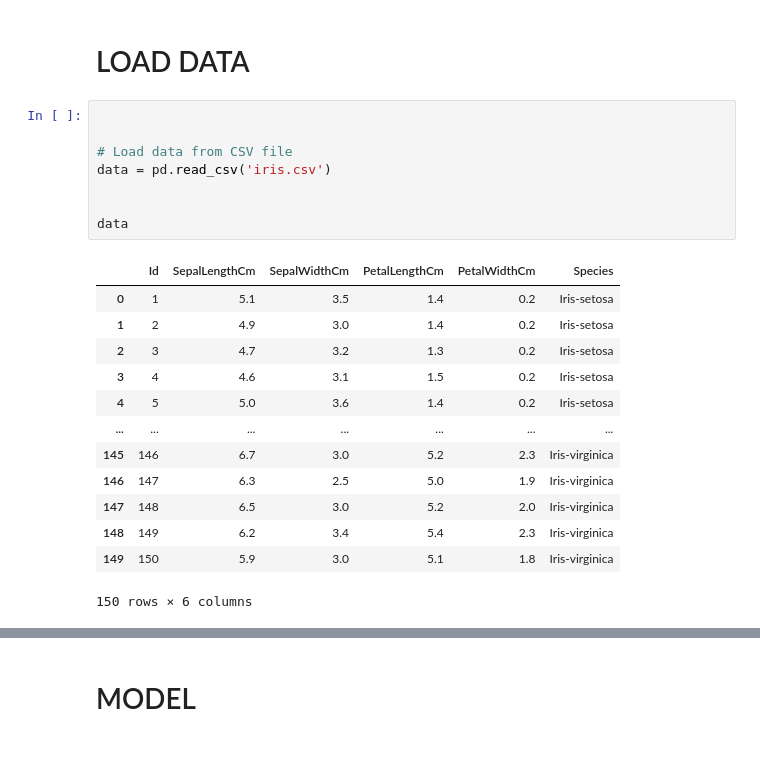
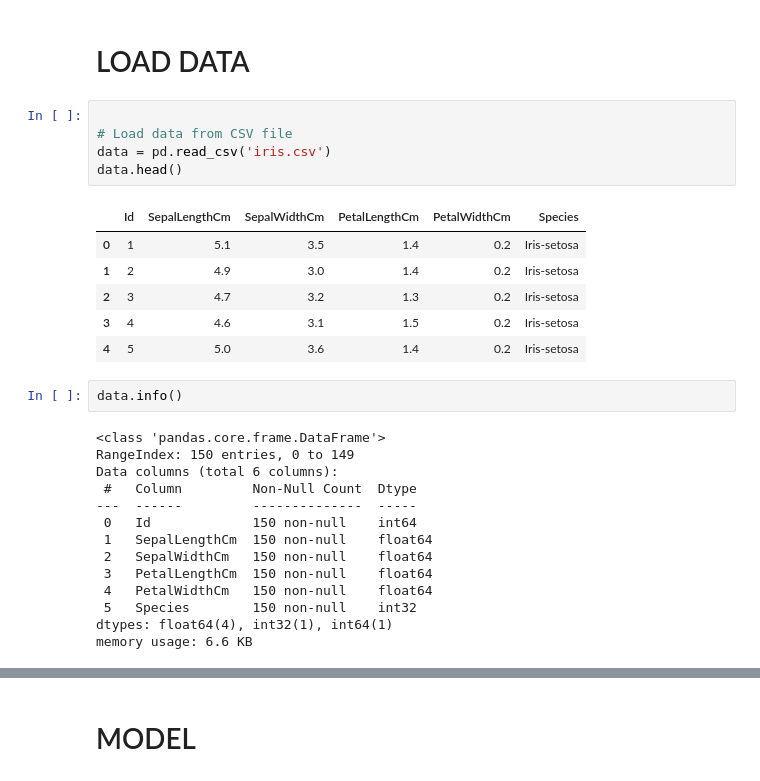
Before and after one commit to HEMANTHKUMARANNAM/ML-PROGRAMS-212CSE2304, a Jupyter notebook: 09_K_Medoid_Clustering/kmedoid.ipynb, the cells around one changed output, grey strips where cells are left out. Saved outputs shown, nothing was run; the diff lists cells and outputs as text; blank space fills up the shorter version.

```diff
--- a/09_K_Medoid_Clustering/kmedoid.ipynb
+++ b/09_K_Medoid_Clustering/kmedoid.ipynb
@@ -9,27 +9,33 @@ import matplotlib.pyplot as plt
 # %% [markdown]
 # LOAD DATA
 # %%
-
 
 # Load data from CSV file
 data = pd.read_csv('iris.csv')
-
-
-data
+data.head()
 # %% [output]
 |  | Id | SepalLengthCm | SepalWidthCm | PetalLengthCm | PetalWidthCm | Species |
 | 0 | 1 | 5.1 | 3.5 | 1.4 | 0.2 | Iris-setosa |
 | 1 | 2 | 4.9 | 3.0 | 1.4 | 0.2 | Iris-setosa |
 | 2 | 3 | 4.7 | 3.2 | 1.3 | 0.2 | Iris-setosa |
 | 3 | 4 | 4.6 | 3.1 | 1.5 | 0.2 | Iris-setosa |
 | 4 | 5 | 5.0 | 3.6 | 1.4 | 0.2 | Iris-setosa |
-| ... | ... | ... | ... | ... | ... | ... |
-| 145 | 146 | 6.7 | 3.0 | 5.2 | 2.3 | Iris-virginica |
-| 146 | 147 | 6.3 | 2.5 | 5.0 | 1.9 | Iris-virginica |
-| 147 | 148 | 6.5 | 3.0 | 5.2 | 2.0 | Iris-virginica |
-| 148 | 149 | 6.2 | 3.4 | 5.4 | 2.3 | Iris-virginica |
-| 149 | 150 | 5.9 | 3.0 | 5.1 | 1.8 | Iris-virginica |
-150 rows × 6 columns
+# %%
+data.info()
+# %% [output]
+<class 'pandas.core.frame.DataFrame'>
+RangeIndex: 150 entries, 0 to 149
+Data columns (total 6 columns):
+ #   Column         Non-Null Count  Dtype
+---  ------         --------------  -----
+ 0   Id             150 non-null    int64
+ 1   SepalLengthCm  150 non-null    float64
+ 2   SepalWidthCm   150 non-null    float64
+ 3   PetalLengthCm  150 non-null    float64
+ 4   PetalWidthCm   150 non-null    float64
+ 5   Species        150 non-null    int32
+dtypes: float64(4), int32(1), int64(1)
+memory usage: 6.6 KB
 # %%
 
 
```
Also changed, not shown: parts of 1 cell of this notebook, 4 other files.
